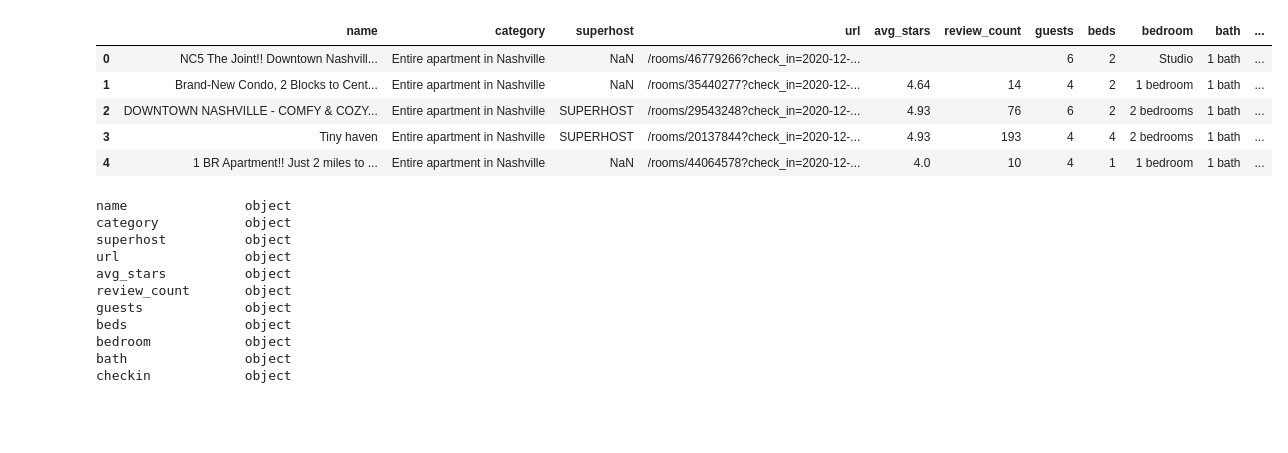
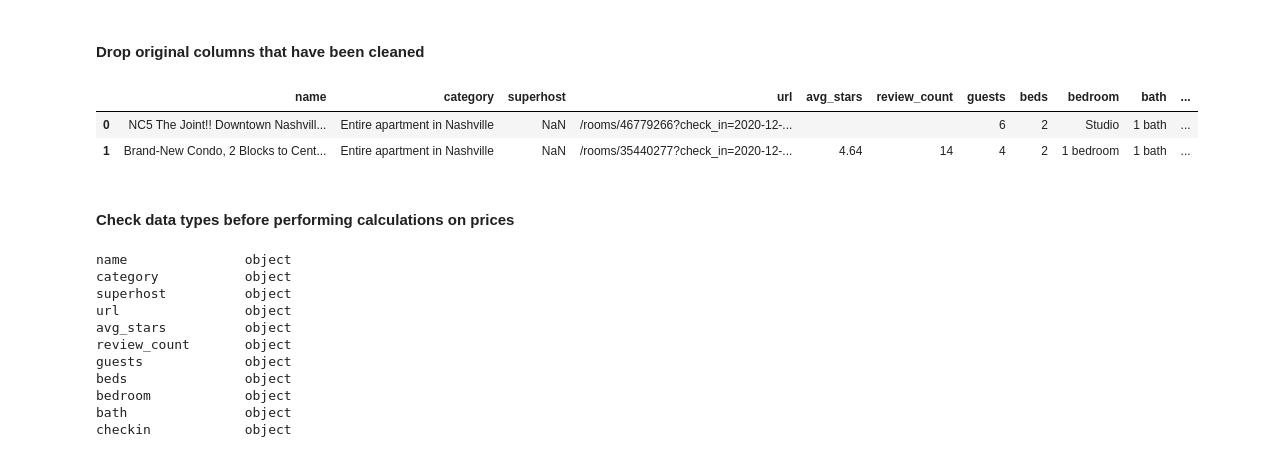
Before and after one commit to sbmcdermott/Airbnb, a Jupyter notebook: Data Cleaning on Search Result Files.ipynb, the cells around one changed output. Cells and saved outputs as stored; diff of their text form; code cells hidden in the pictures; blank space fills up the shorter version.

```diff
--- a/Data Cleaning on Search Result Files.ipynb
+++ b/Data Cleaning on Search Result Files.ipynb
@@ -114,16 +138,17 @@ weekends['review_count'] = weekends['review_count2'].str.partition(')')[0]
 # %%
 weekends.drop(columns = ['review_count2', 'review_test', 'reviews'], axis=1, inplace=True)
 #weekends.head()
+# %% [markdown]
+#### Drop original columns that have been cleaned
 # %%
 weekends = weekends[['name', 'category', 'superhost', 'url', 'avg_stars', 'review_count', 'guests','beds', 'bedroom', 'bath', 'checkin', 'checkout', 'previous_price', 'discounted', 'not_discounted', 'current_nightly', 'total cost']]
-weekends.head()
+weekends.head(2)
 # %% [output]
 |  | name | category | superhost | url | avg_stars | review_count | guests | beds | bedroom | bath | ... |
 | 0 | NC5 The Joint!! Downtown Nashvill... | Entire apartment in Nashville | NaN | /rooms/46779266?check_in=2020-12-... |  |  | 6 | 2 | Studio | 1 bath | ... |
 | 1 | Brand-New Condo, 2 Blocks to Cent... | Entire apartment in Nashville | NaN | /rooms/35440277?check_in=2020-12-... | 4.64 | 14 | 4 | 2 | 1 bedroom | 1 bath | ... |
-| 2 | DOWNTOWN NASHVILLE - COMFY & COZY... | Entire apartment in Nashville | SUPERHOST | /rooms/29543248?check_in=2020-12-... | 4.93 | 76 | 6 | 2 | 2 bedrooms | 1 bath | ... |
-| 3 | Tiny haven | Entire apartment in Nashville | SUPERHOST | /rooms/20137844?check_in=2020-12-... | 4.93 | 193 | 4 | 4 | 2 bedrooms | 1 bath | ... |
-| 4 | 1 BR Apartment!! Just 2 miles to ... | Entire apartment in Nashville | NaN | /rooms/44064578?check_in=2020-12-... | 4.0 | 10 | 4 | 1 | 1 bedroom | 1 bath | ... |
+# %% [markdown]
+#### Check data types before performing calculations on prices
 # %%
 weekends.dtypes
 # %% [output]
```
Also changed, not shown: parts of 21 cells of this notebook.
